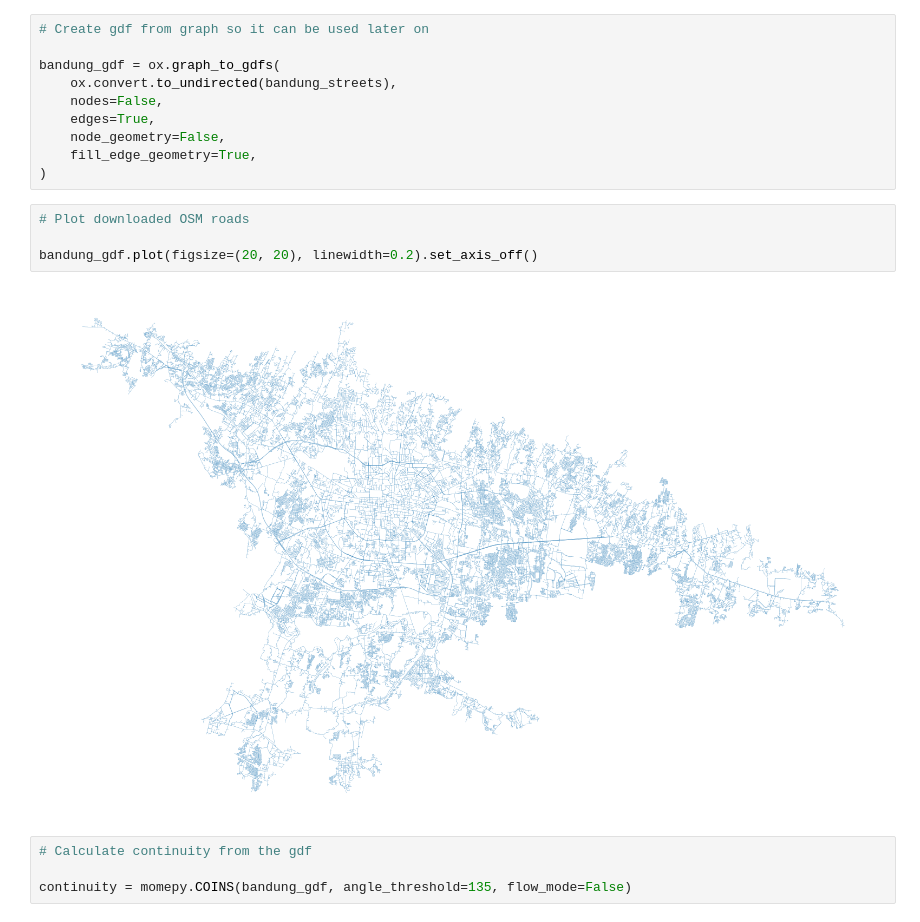
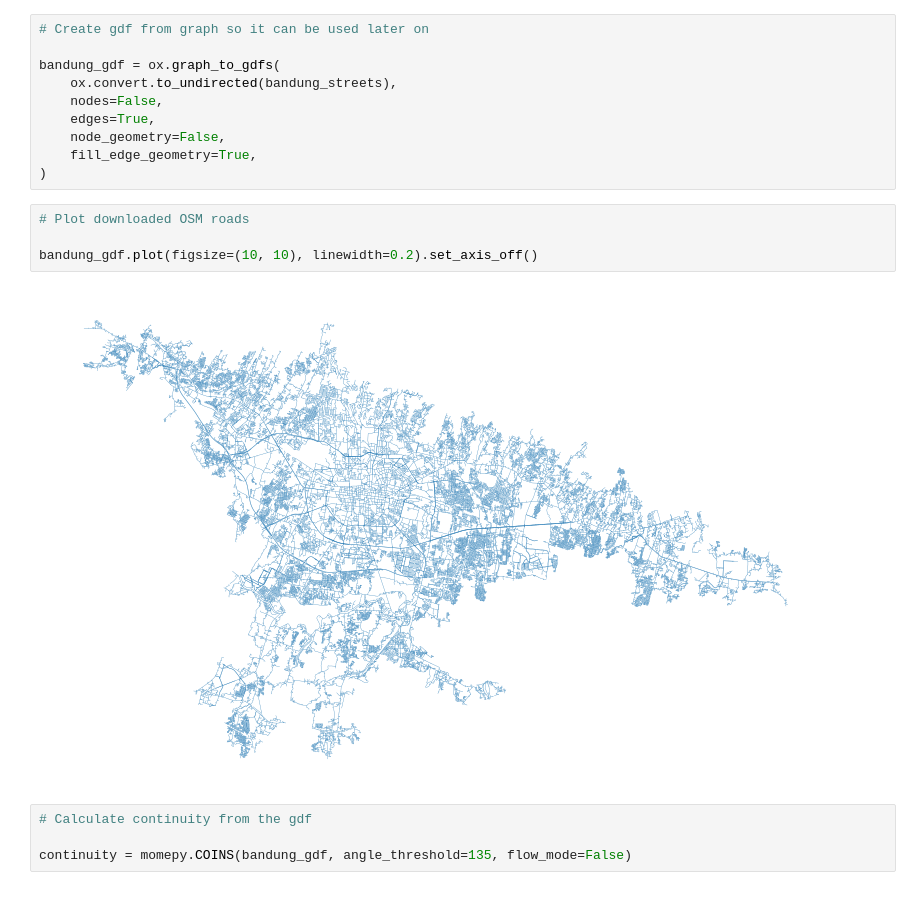
Before and after one commit to greymouse1/spatialanalysis, a Jupyter notebook: continuity.ipynb, the cells around one changed output. Cells and saved outputs as stored; diff of their text form.

```diff
--- a/continuity.ipynb
+++ b/continuity.ipynb
@@ -55,9 +58,9 @@ bandung_gdf = ox.graph_to_gdfs(
 # %%
 # Plot downloaded OSM roads
 
-bandung_gdf.plot(figsize=(20, 20), linewidth=0.2).set_axis_off()
+bandung_gdf.plot(figsize=(10, 10), linewidth=0.2).set_axis_off()
 # %% [output]
-[figure, old version]
+[figure, new version]
 # %%
 # Calculate continuity from the gdf
 
```
Also changed, not shown: parts of 6 cells of this notebook.
